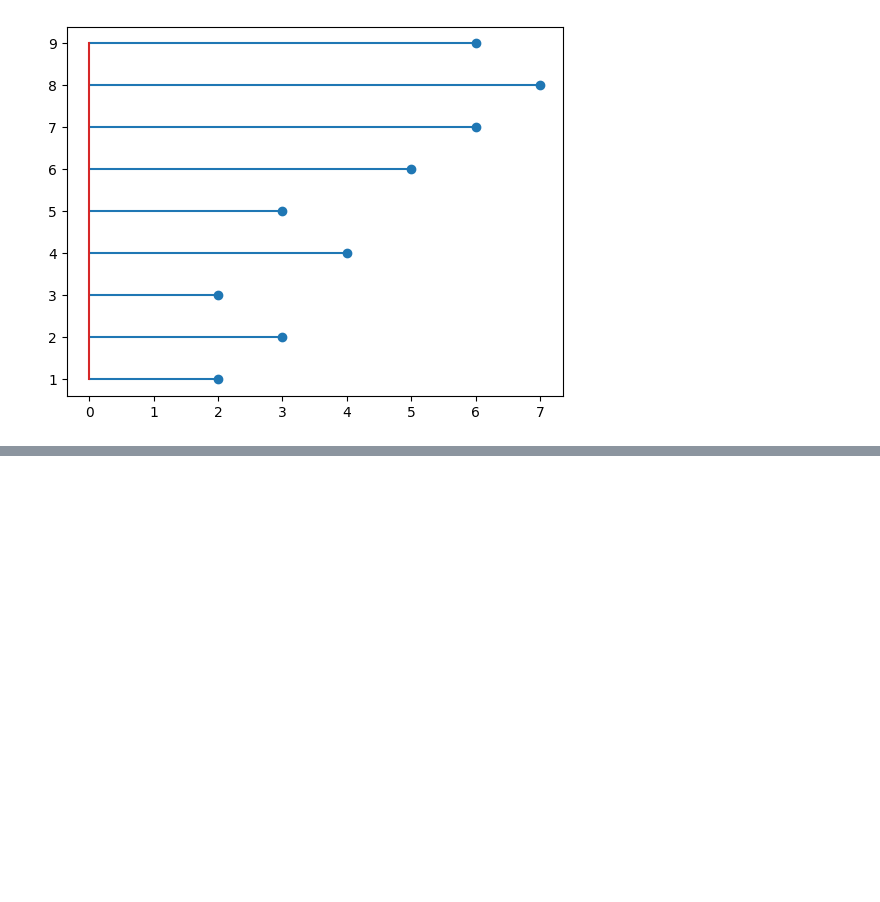
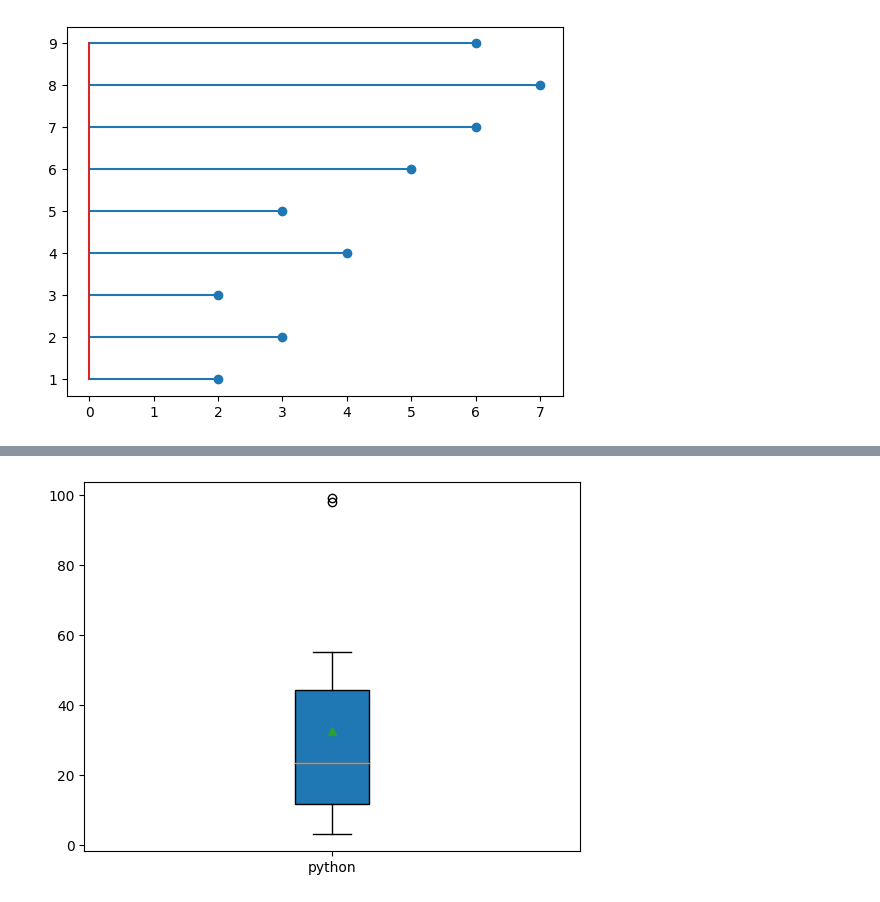
Before and after one commit to dil150898/Hotel_booking_anylisys, a Jupyter notebook: Hotel_Booking_Analysis_Capstone_Project.ipynb, the cells around one changed output, grey strips where cells are left out. Saved outputs shown, nothing was run; the diff lists cells and outputs as text; code cells hidden in the pictures; blank space fills up the shorter version.

```diff
--- a/Hotel_Booking_Analysis_Capstone_Project.ipynb
+++ b/Hotel_Booking_Analysis_Capstone_Project.ipynb
@@ -682,0 +687,5 @@ plt.show()
+# %%
+plt.boxplot(x , labels = ['python'] , patch_artist = True , showmeans = True)
+plt.show()
+# %% [output]
+[figure, added]
```
Also changed, not shown: parts of 18 cells of this notebook.
